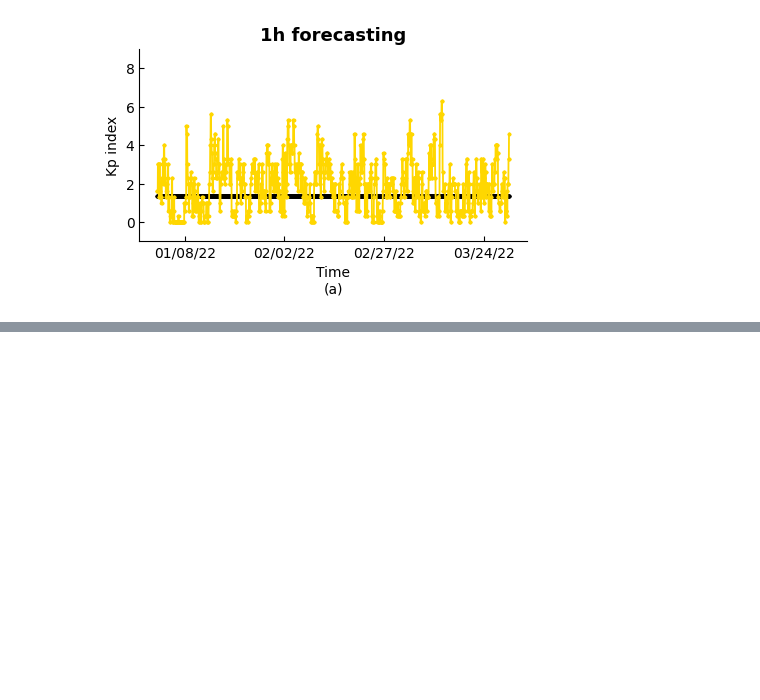
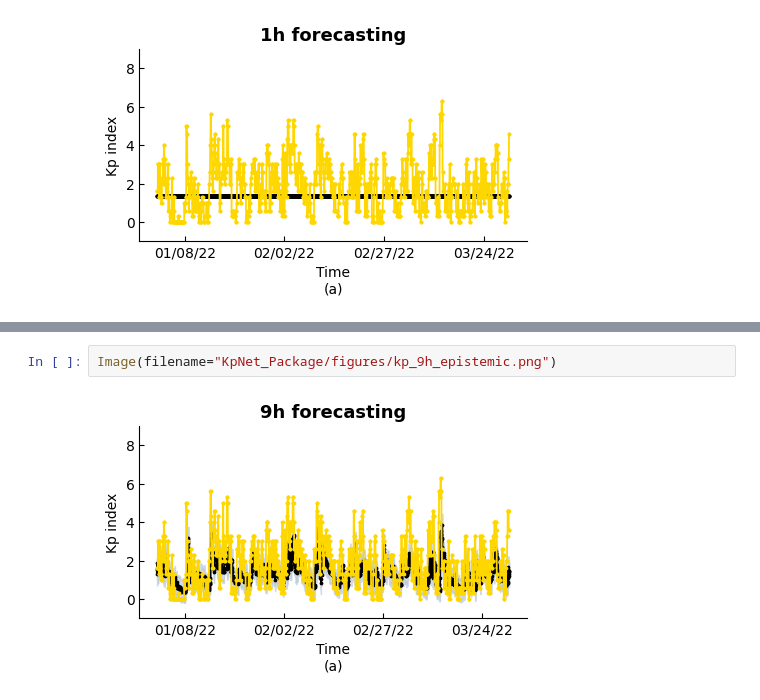
Before and after one commit to T-Rzeznik/Kp-prediction, a Jupyter notebook: KP_prediction_analysis.ipynb, the cells around one changed output, grey strips where cells are left out. Saved outputs shown, nothing was run; the diff lists cells and outputs as text; blank space fills up the shorter version.

```diff
--- a/KP_prediction_analysis.ipynb
+++ b/KP_prediction_analysis.ipynb
@@ -85,0 +122,4 @@ Image(filename="KpNet_Package/figures/kp_1h_epistemic.png")
+# %%
+Image(filename="KpNet_Package/figures/kp_9h_epistemic.png")
+# %% [output]
+[figure, added]
```
Also changed, not shown: parts of 4 cells of this notebook.
